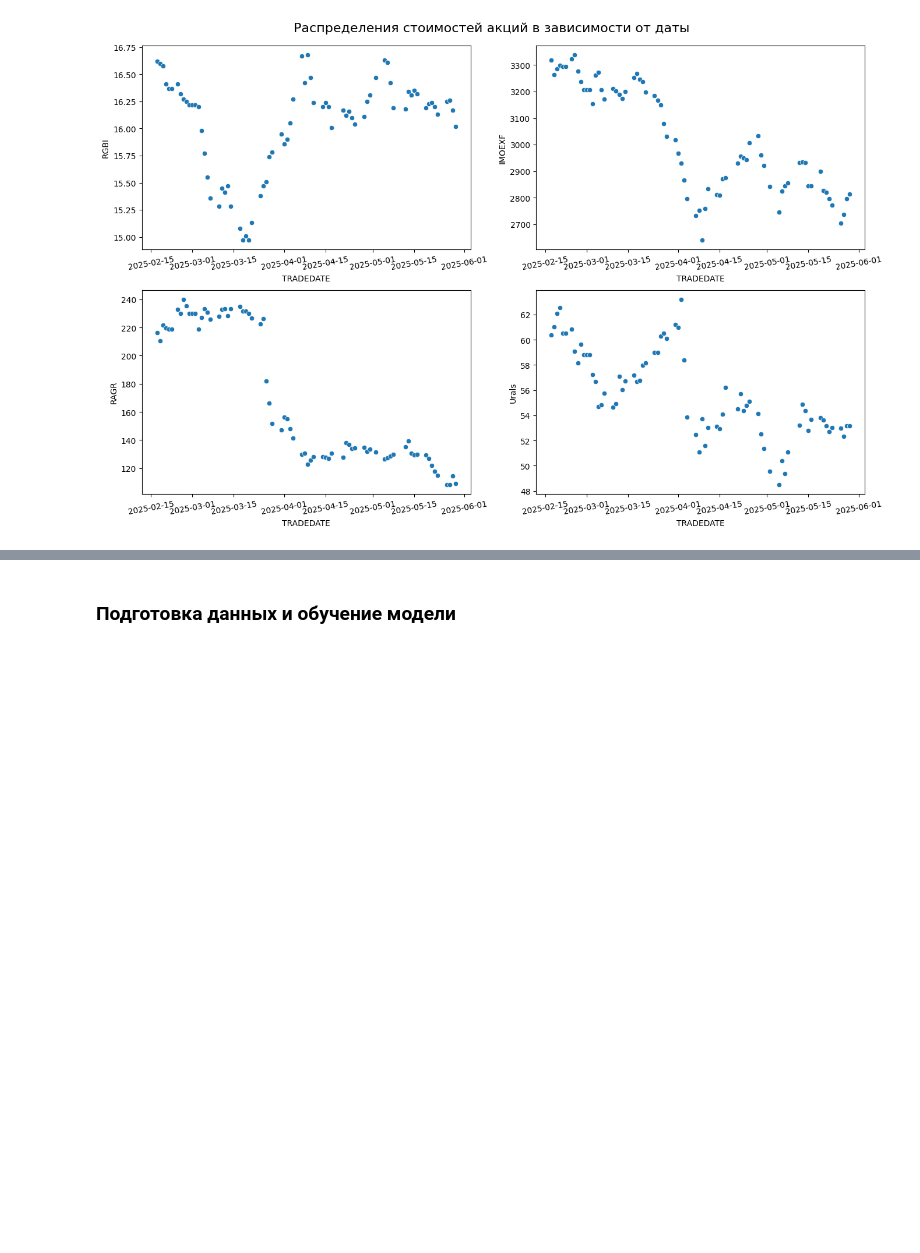
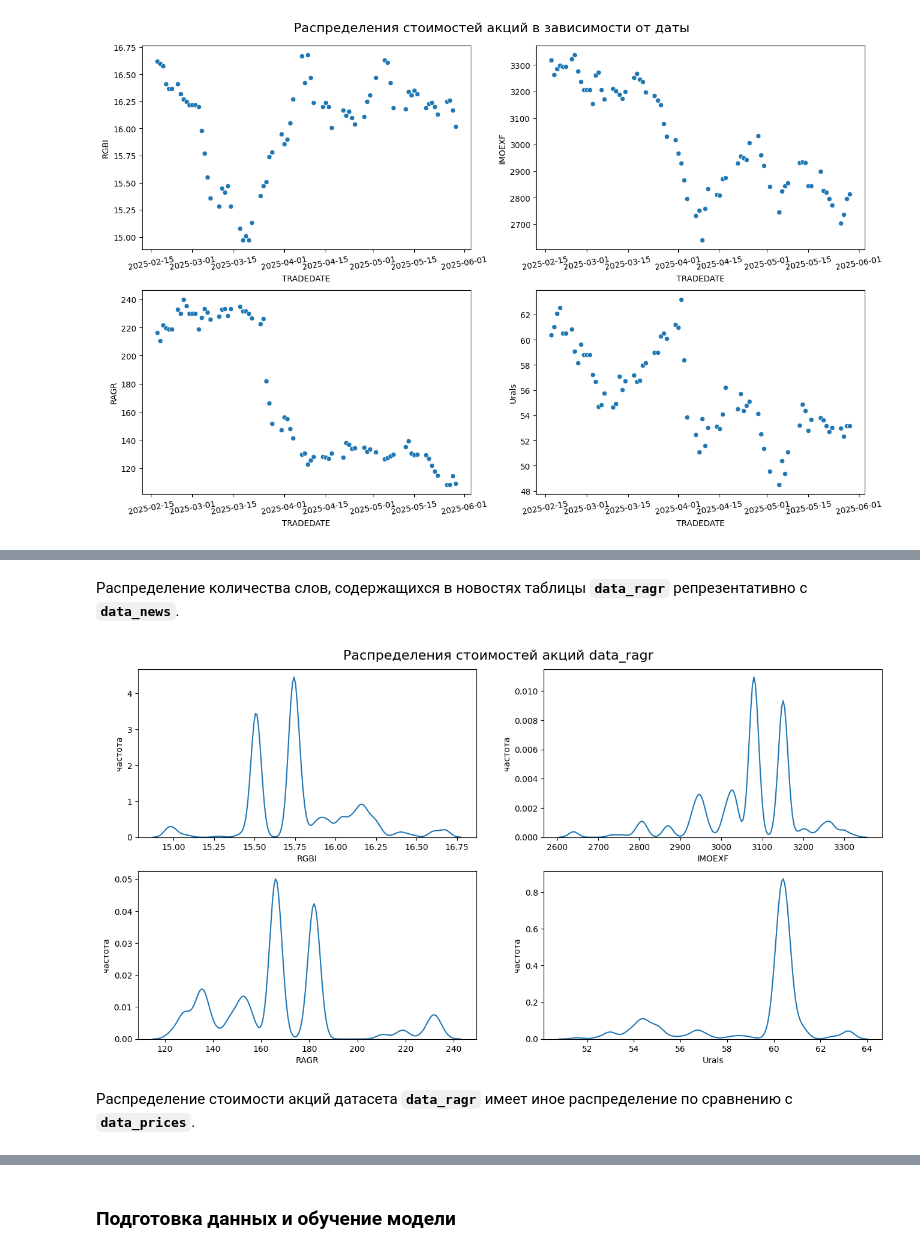
Before and after one commit to serguntsov/NLP_MARKET_PREDICTIONS, a Jupyter notebook: news_that_move_markets.ipynb, the cells around one changed output, grey strips where cells are left out. Cells and saved outputs as stored; diff of their text form; code cells hidden in the pictures; blank space fills up the shorter version.

```diff
--- a/news_that_move_markets.ipynb
+++ b/news_that_move_markets.ipynb
@@ -291,3 +361,14 @@ plt.show()
+# %% [markdown]
+Распределение количества слов, содержащихся в новостях таблицы **`data_ragr`** репрезентативно с **`data_news`**.
+# %%
+plt_hist(data_ragr)
+plt.suptitle('Распределения стоимостей акций data_ragr', y=0.92, fontsize=16)
+
+plt.show()
+# %% [output]
+[figure, added]
+# %% [markdown]
+Распределение стоимости акций датасета **`data_ragr`** имеет иное распределение по сравнению с **`data_prices`**.
 # %% [markdown]
 #### Вывод исследовательского анализа
 
```
Also changed, not shown: parts of 23 cells of this notebook.
